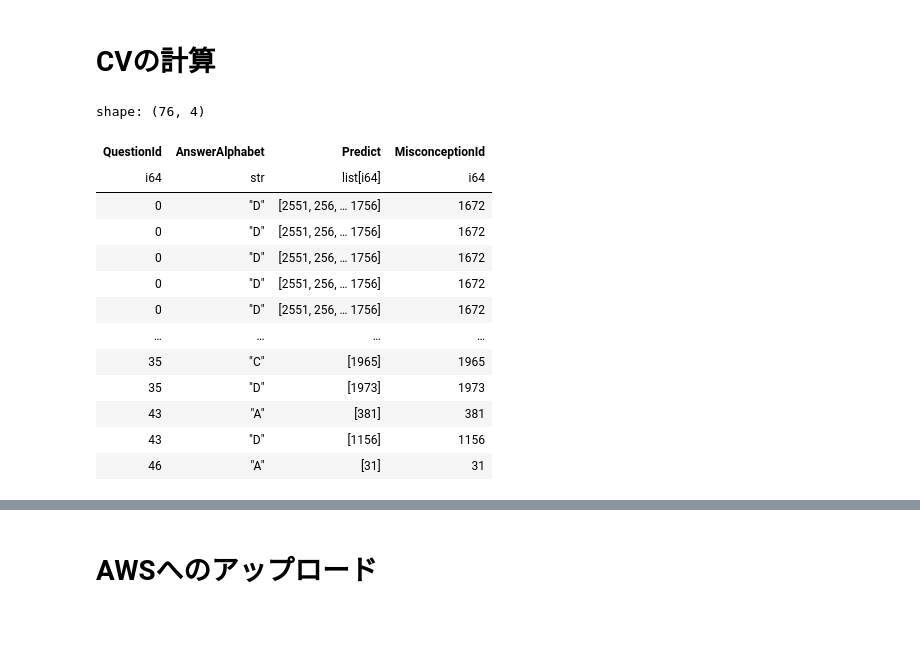
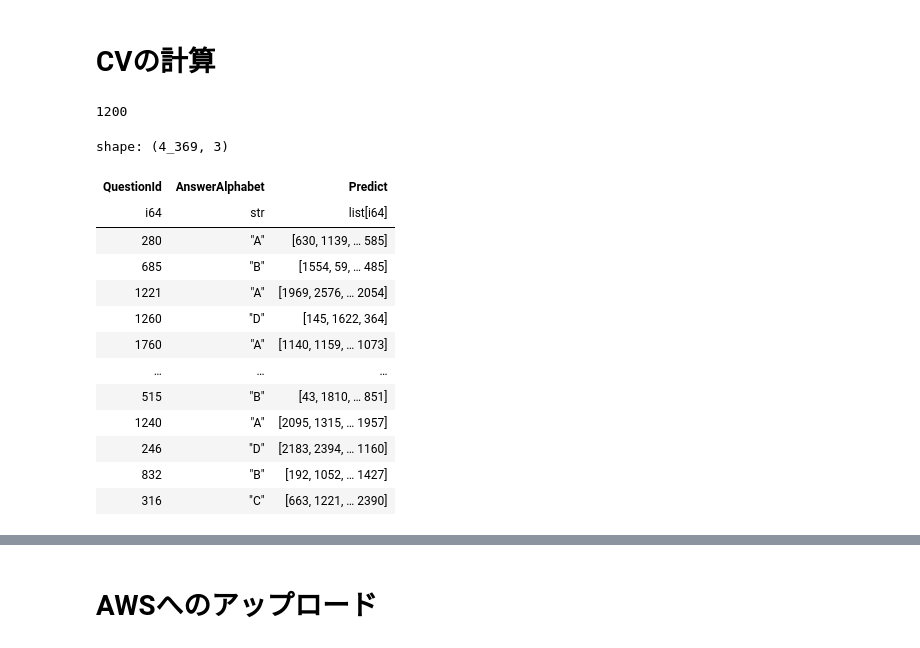
Before and after one commit to sinchir0/eedi-mining-misconceptions-in-mathematics, a Jupyter notebook: exp/reranker/e001.ipynb, the cells around one changed output, grey strips where cells are left out. Drawn from its saved outputs; the diff is of its cells as text; code cells hidden in the pictures.

```diff
--- a/exp/reranker/e001-deberta.ipynb
+++ b/exp/reranker/e001.ipynb
@@ -79,6 +79,9 @@ def resolve_path(base_path: str) -> str:
     elif cwd == f"/root/{COMPETITION_NAME}/exp/retriever":
         print("VastAi! Retriever")
         return f"../../{base_path}"
+    elif cwd == f"/root/{COMPETITION_NAME}":
+        print("VastAi!")
+        return base_path
     else:
         raise Exception("Unknown environment")
 
@@ -169,6 +172,7 @@ from transformers.models.deberta_v2.modeling_deberta_v2 import (
 # %%
 os.environ["TOKENIZERS_PARALLELISM"] = "true"
-NUM_PROC = os.cpu_count()
+# NUM_PROC = os.cpu_count()
+NUM_PROC = 16
 # %%
 import transformers
 import datasets
@@ -243,3 +249 @@ Dataset({
 })
-# %%
-AutoTokenizer.from_pretrained(MODEL_NAME)
@@ -396,18 +410,21 @@ trainer.save_model(MODEL_OUTPUT_PATH)
 # %% [markdown]
 # valid_datasetの作成・保存
 # %%
+# 謎に時間がかかるので、行わない
 # TRAININGをINFERRENCEでMAX_TOKENを変えるために、validを作り直す
-valid_dataset = train_dataset.filter(
-    lambda example: example["QuestionId"] in train_valid_dataset["valid"]["QuestionId"],
-    num_proc=NUM_PROC,
-)
+# valid_dataset = train_dataset.filter(
+#     lambda example: example["QuestionId"] in train_valid_dataset["valid"]["QuestionId"],
+#     num_proc=NUM_PROC,
+# )
 
-valid_dataset = valid_dataset.map(
-    tokenize,
-    batched=False,
-    fn_kwargs={"max_token_length": INFERENCE_MAX_LENGTH},
-    num_proc=NUM_PROC,
-)
+# valid_dataset = valid_dataset.map(
+#     tokenize,
+#     batched=False,
+#     fn_kwargs={"max_token_length": INFERENCE_MAX_LENGTH},
+#     num_proc=NUM_PROC,
+# )
+
+valid_dataset = train_valid_dataset["valid"]
 
 
 def add_valid_pred(example, idx, valid_pred):
@@ -430,35 +443,43 @@ Setting TOKENIZERS_PARALLELISM=false for forked processes.
 [interactive output not drawn]
 # %% [markdown]
 # CVの計算
+# %%
+30000 // 25
+# %% [output]
+1200
 # %%
+# validが30000件なのは、×25をしているから
+# 元々は、1200件*4(から、Nanが引かれた数)くらいなので、valid_data_for_cvもその程度になるはず
 valid_data_for_cv = (
     valid_dataset.to_polars()
     .with_columns(
         pl.col("valid_pred").map_elements(lambda x: x[1], return_dtype=pl.Float64)
     )
     .sort(by=["QuestionId", "valid_pred"], descending=[False, True])
     .group_by(["QuestionId", "AnswerAlphabet"])
     .agg(pl.col("PredictMisconceptionId").alias("Predict"))
 ).join(
-    valid_dataset.to_polars()[["QuestionId", "AnswerAlphabet", "MisconceptionId"]],
+    valid_dataset.to_polars()[
+        ["QuestionId", "AnswerAlphabet", "MisconceptionId"]
+    ].unique(),
     on=["QuestionId", "AnswerAlphabet"],
 )
 valid_data_for_cv
 # %% [output]
-shape: (76, 4)
+shape: (4_369, 3)
-| QuestionId | AnswerAlphabet | Predict | MisconceptionId |
-| i64 | str | list[i64] | i64 |
-| 0 | "D" | [2551, 256, … 1756] | 1672 |
-| 0 | "D" | [2551, 256, … 1756] | 1672 |
-| 0 | "D" | [2551, 256, … 1756] | 1672 |
-| 0 | "D" | [2551, 256, … 1756] | 1672 |
-| 0 | "D" | [2551, 256, … 1756] | 1672 |
-| … | … | … | … |
-| 35 | "C" | [1965] | 1965 |
-| 35 | "D" | [1973] | 1973 |
-| 43 | "A" | [381] | 381 |
-| 43 | "D" | [1156] | 1156 |
-| 46 | "A" | [31] | 31 |
+| QuestionId | AnswerAlphabet | Predict |
+| i64 | str | list[i64] |
+| 280 | "A" | [630, 1139, … 585] |
+| 685 | "B" | [1554, 59, … 485] |
+| 1221 | "A" | [1969, 2576, … 2054] |
+| 1260 | "D" | [145, 1622, 364] |
+| 1760 | "A" | [1140, 1159, … 1073] |
+| … | … | … |
+| 515 | "B" | [43, 1810, … 851] |
+| 1240 | "A" | [2095, 1315, … 1957] |
+| 246 | "D" | [2183, 2394, … 1160] |
+| 832 | "B" | [192, 1052, … 1427] |
+| 316 | "C" | [663, 1221, … 2390] |
 # %%
 # https://www.kaggle.com/code/cdeotte/how-to-train-open-book-model-part-1#MAP@3-Metric
 def map_at_25(predictions, labels):
```
Also changed, not shown: parts of 20 cells of this notebook, 3 other files.
